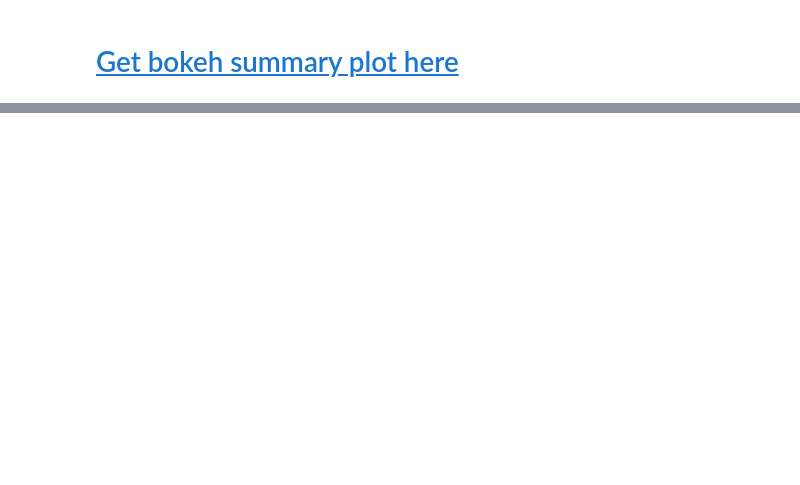
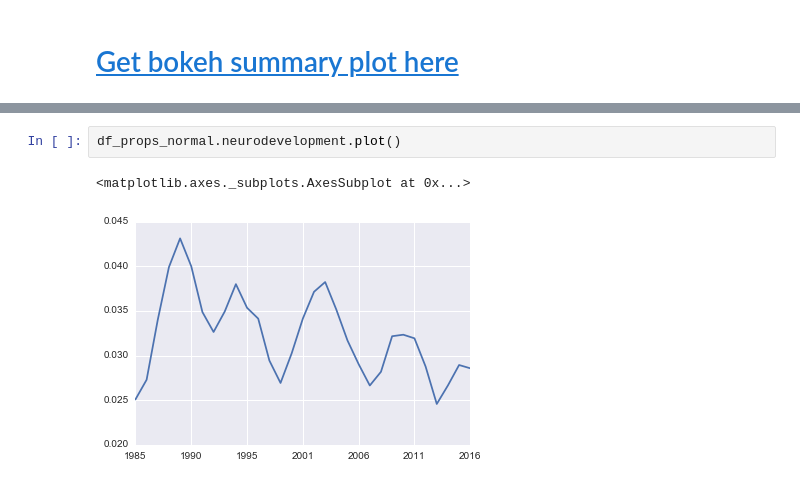
Before and after one commit to zcandiceyip/nih_grants, a Jupyter notebook: LDA.ipynb, the cells around one changed output, grey strips where cells are left out. Drawn from its saved outputs; the diff is of its cells as text; blank space fills up the shorter version.

```diff
--- a/LDA.ipynb
+++ b/LDA.ipynb
@@ -497,0 +503,5 @@ get_indiv_plots(df_props_normal, 0.06)
+# %%
+df_props_normal.neurodevelopment.plot()
+# %% [output]
+<matplotlib.axes._subplots.AxesSubplot at 0x...>
+[figure, added]
```
Also changed, not shown: parts of 8 cells of this notebook.
